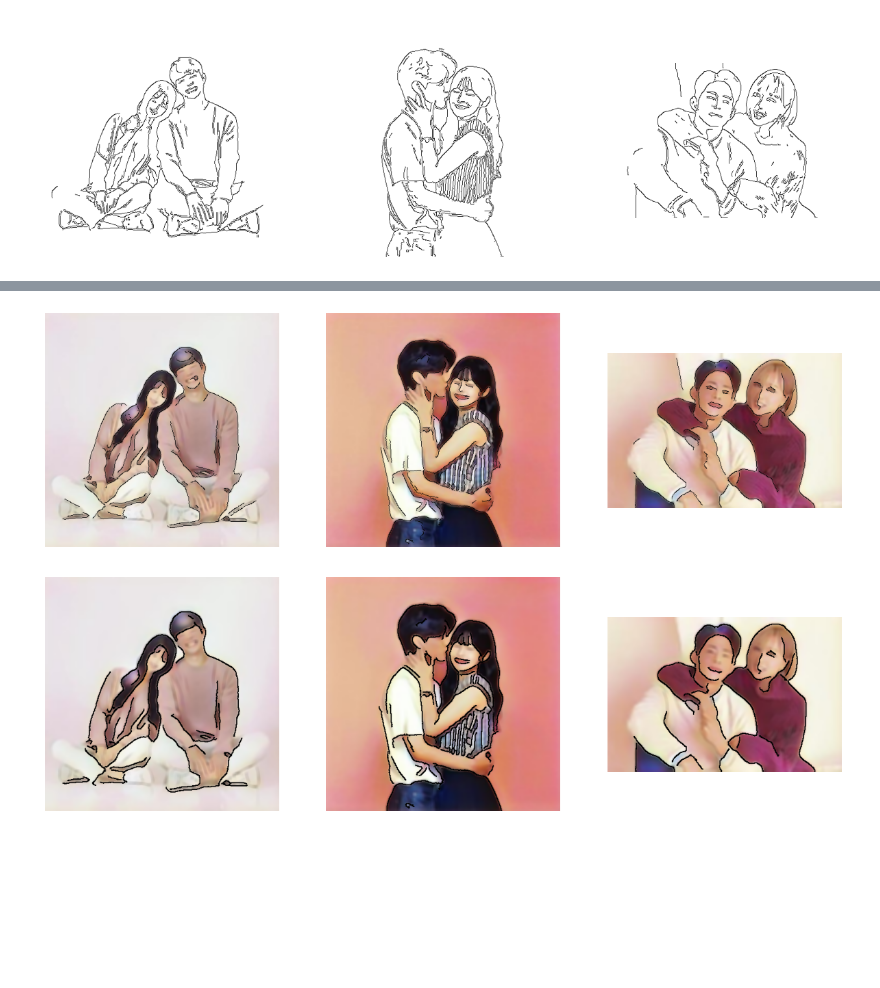
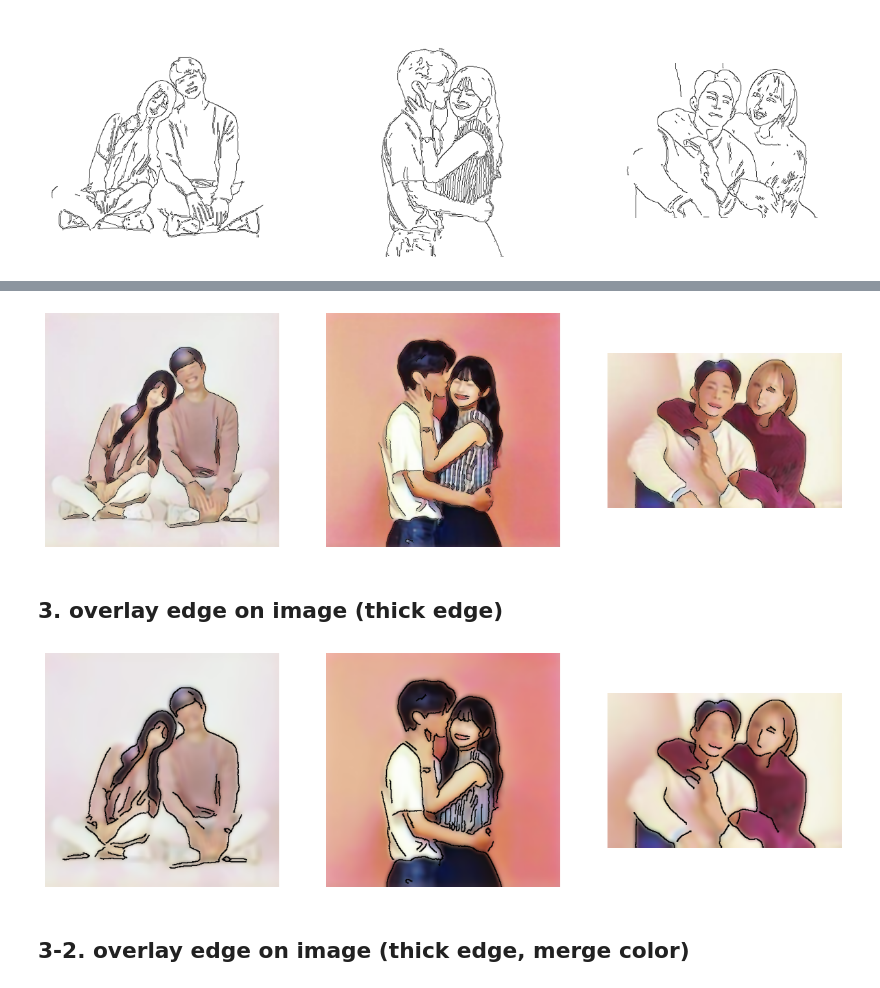
Before and after one commit to kjae0/auto-line-drawing, a Jupyter notebook: line_drawing/edge_detection.ipynb, the cells around one changed output, grey strips where cells are left out. Drawn from its saved outputs; the diff is of its cells as text; code cells hidden in the pictures; blank space fills up the shorter version.

```diff
--- a/line_drawing/edge_detection.ipynb
+++ b/line_drawing/edge_detection.ipynb
@@ -59,7 +65,7 @@ edges = []
 for i in range(len(images)):
     plt.subplot(1, len(images), i+1)
     smoothing = utils.gaussian_blur(images[i], (25, 15), 3, 3)
-    edge = utils.canny_detection(smoothing, 30, 70, apertureSize=3)
+    edge = utils.canny_detection(smoothing, 10, 90, apertureSize=3)
     edges.append(edge)
     plt.imshow(255-edge, cmap='gray')
     plt.axis("off")
@@ -72,7 +80,7 @@ thick_edges = []
 for i in range(len(images)):
     plt.subplot(1, len(images), i+1)
     smoothing = utils.gaussian_blur(images[i], (25, 15), 3, 3)
-    edge = utils.make_edge_thicker(utils.canny_detection(smoothing, 10, 90, apertureSize=3), kernel_size=2)
+    edge = utils.make_edge_thicker(utils.canny_detection(smoothing, 50, 90, apertureSize=3), kernel_size=2)
     thick_edges.append(edge)
     plt.imshow(255-edge, cmap='gray')
     plt.axis("off")
@@ -89,19 +99,23 @@ for i in range(len(images)):
     plt.imshow(img_with_edge, cmap='gray')
     plt.axis("off")
 # %% [output]
-[figure, old version]
+[figure, new version]
+# %% [markdown]
+## 3. overlay edge on image (thick edge)
 # %%
 plt.figure(figsize=(5 * len(images), 5))
 
 for i in range(len(images)):
     plt.subplot(1, len(images), i+1)
     img_with_edge = images[i].copy()
-    img_with_edge = utils.gaussian_blur(img_with_edge, (7, 7), 5, 5)
+    img_with_edge = utils.gaussian_blur(img_with_edge, (15, 15), 5, 5)
     img_with_edge[thick_edges[i]!=0] = 0
     plt.imshow(img_with_edge, cmap='gray')
     plt.axis("off")
 # %% [output]
-[figure, old version]
+[figure, new version]
+# %% [markdown]
+## 3-2. overlay edge on image (thick edge, merge color)
 # %%
 plt.figure(figsize=(5 * len(images), 5))
 
```
Also changed, not shown: parts of 8 cells of this notebook.
